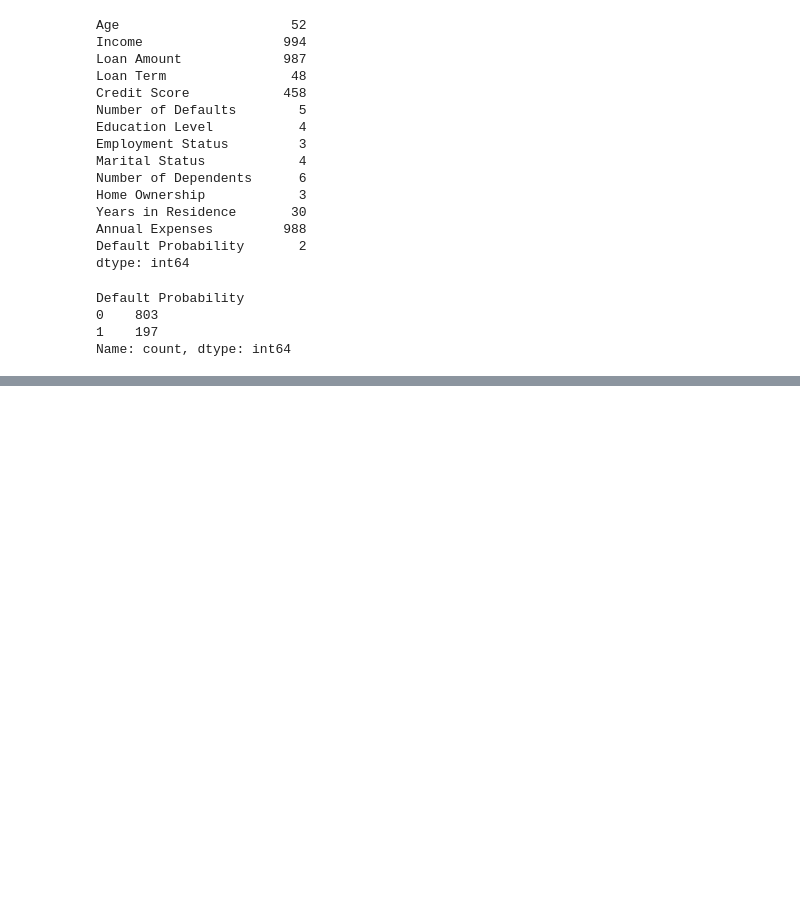
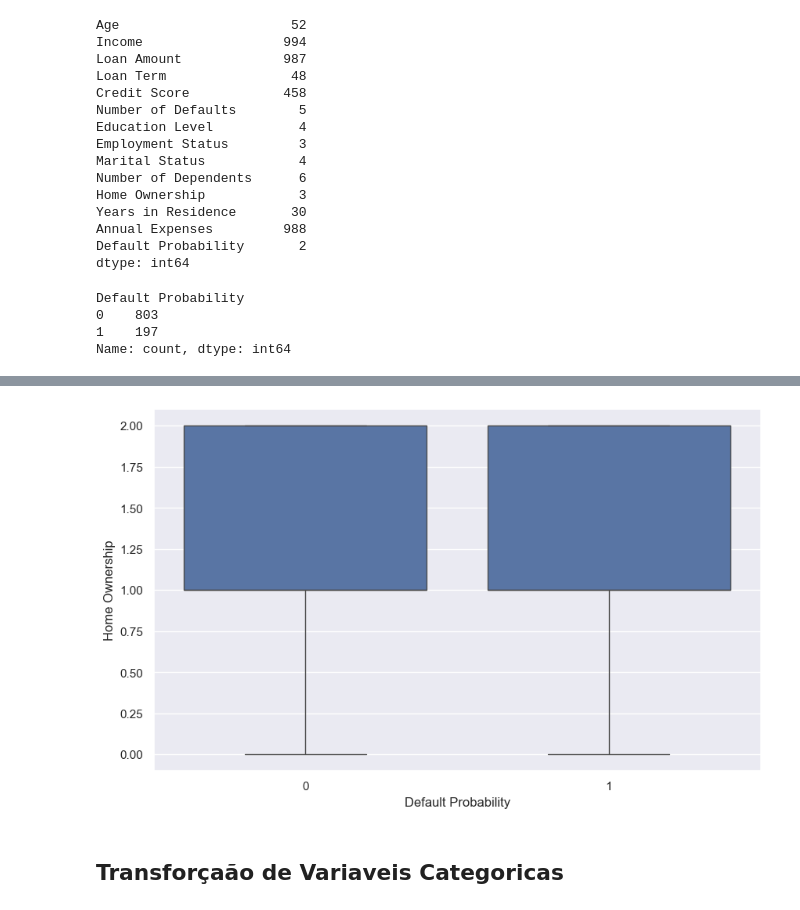
Before and after one commit to barros-bianca/Itau-Analise-de-Credito, a Jupyter notebook: Notebook/Data Preparation.ipynb, the cells around one changed output, grey strips where cells are left out. Saved outputs shown, nothing was run; the diff lists cells and outputs as text; code cells hidden in the pictures; blank space fills up the shorter version.

```diff
--- a/Notebook/Data Preparation.ipynb
+++ b/Notebook/Data Preparation.ipynb
@@ -104,0 +147,7 @@ Name: count, dtype: int64
+# %%
+plt.figure(figsize=(10, 6))
+sns.boxplot(data= df, x = 'Default Probability', y = 'Home Ownership'); #Income
+# %% [output]
+[figure, added]
+# %% [markdown]
+## Transforçaão de Variaveis Categoricas
```
Also changed, not shown: parts of 54 cells of this notebook, 1 other file.
